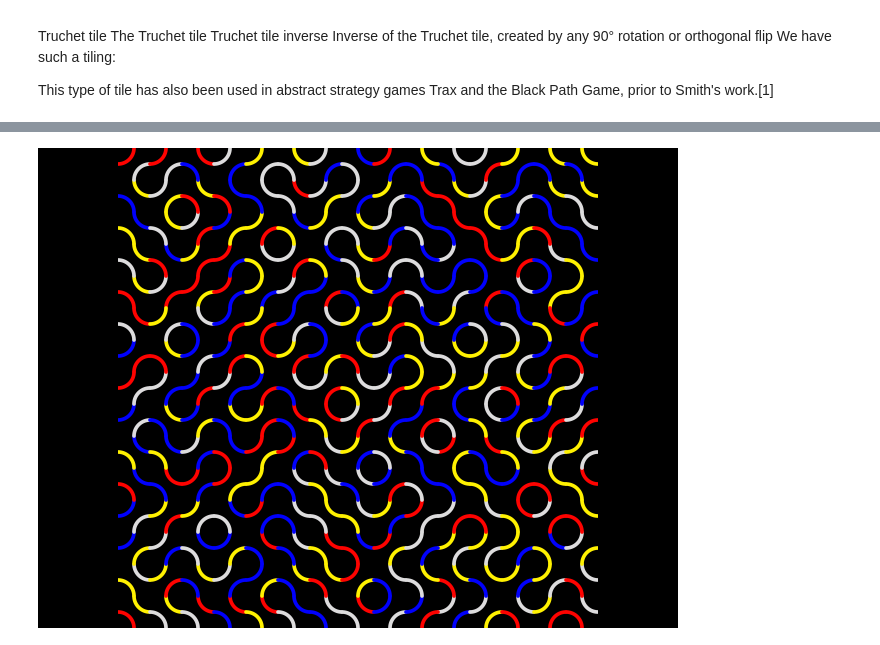
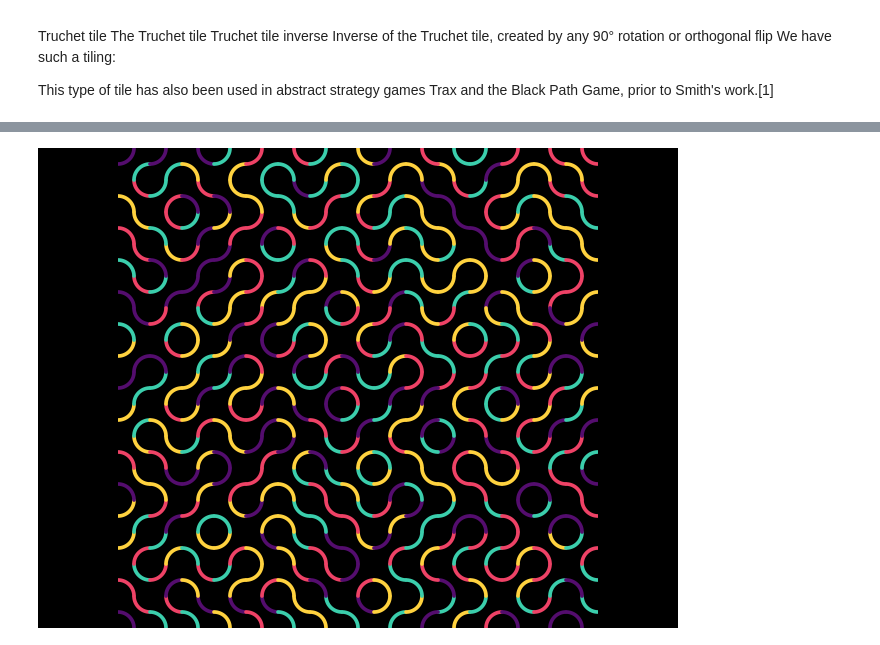
Before and after one commit to deepdk/plotnine_contest_2025, a Jupyter notebook: tiles.ipynb, the cells around one changed output, grey strips where cells are left out. Drawn from its saved outputs; the diff is of its cells as text; code cells hidden in the pictures.

```diff
--- a/tiles.ipynb
+++ b/tiles.ipynb
@@ -190,5 +190,5 @@ plot
 # %%
-PALETTE = ['#FE0300', '#FFF101', '#0101FC', '#DDDCDD']
+PALETTE = ["#540d6e", "#ee4266", "#ffd23f", "#3bceac"]
 
 def create_better_truchet_tiles(grid_size=12, palette=PALETTE, seed=789, distinct=True):
     """Curved Truchet tiles (quarter-circle arcs) with randomized colors from a palette.
@@ -248,31 +248,31 @@ def create_better_truchet_tiles(grid_size=12, palette=PALETTE, seed=789, distinc
                 data.append({
                     'x': x2[k],
                     'y': y2[k],
                     'group': f"{i}_{j}_arc2",
                     'color': c2
                 })
 
     return pd.DataFrame(data)
 
 
 grid_size = 15
 df_curves = create_better_truchet_tiles(grid_size, palette=PALETTE, seed=789, distinct=True)
 
 
 plot = (
     ggplot(df_curves, aes(x='x', y='y', group='group', color='color'))
     + geom_path(size=1.5, lineend='round')
     + scale_color_identity()              # use hex colors directly; no guide arg
     + coord_equal()
     + theme_void()
     + theme(
         plot_background=element_rect(fill='black'),
         panel_background=element_rect(fill='black')
     )
     + scale_x_continuous(expand=(0, 0), limits=(0, grid_size))
     + scale_y_continuous(expand=(0, 0), limits=(0, grid_size))
 )
 
 plot
 # %% [output]
-[figure, old version]
+[figure, new version]
```
Also changed, not shown: parts of 2 cells of this notebook.
